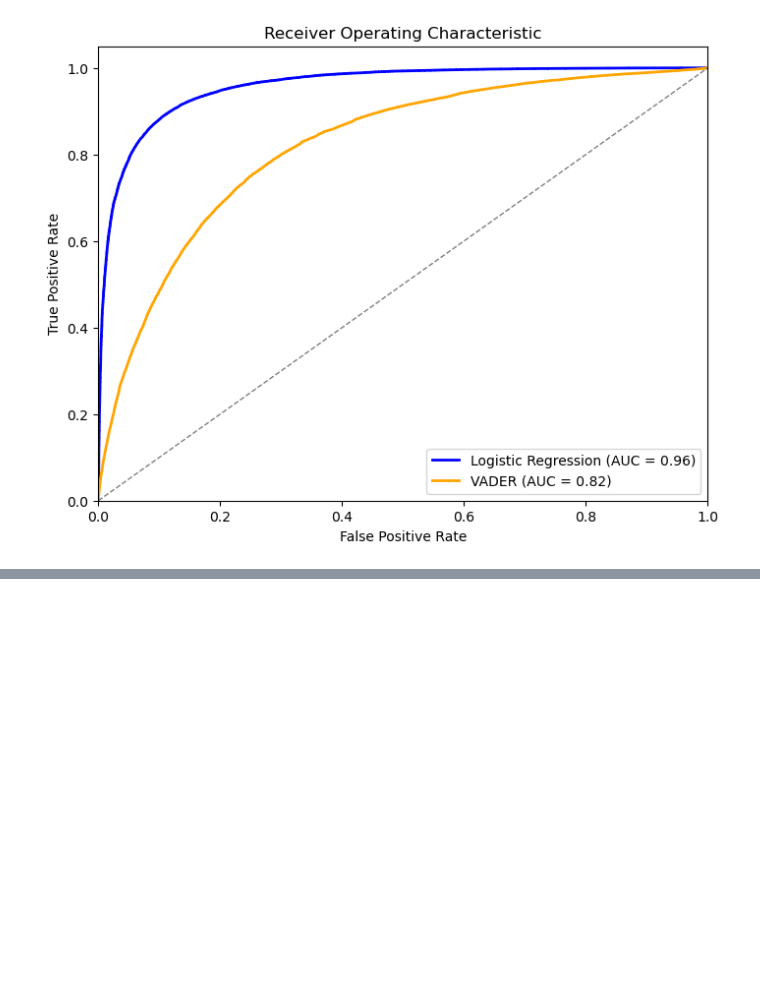
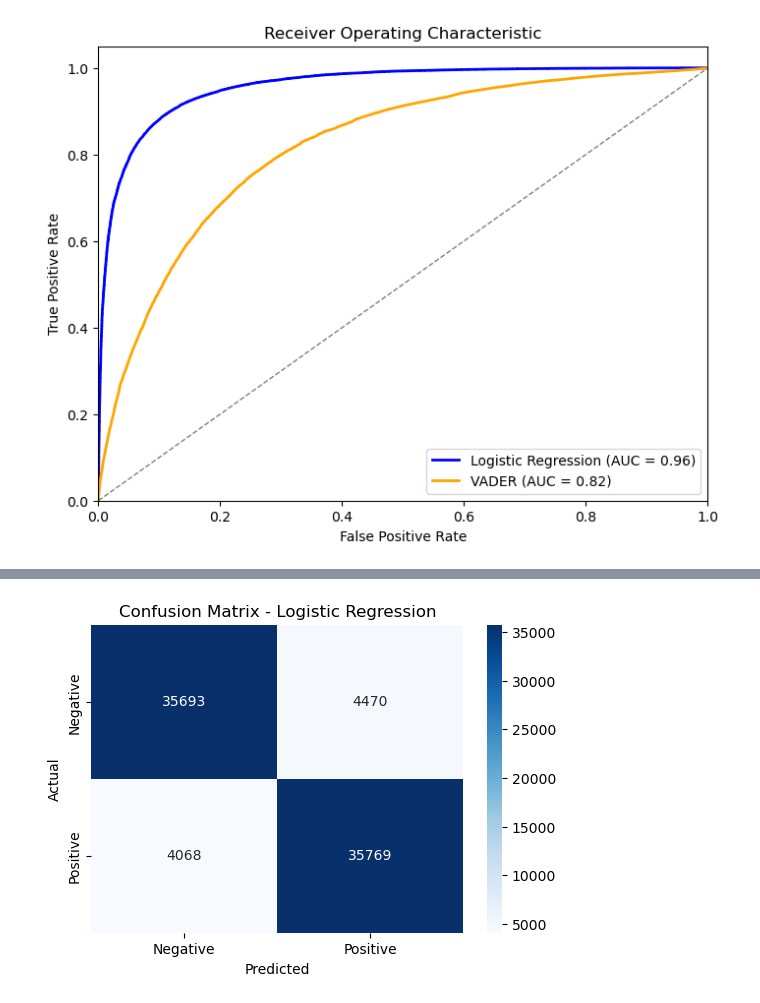
Before and after one commit to dspf1992/SentimentAnalysis, a Jupyter notebook: SentimentAnalysis_Final_Project.ipynb, the cells around one changed output, grey strips where cells are left out. Saved outputs shown, nothing was run; the diff lists cells and outputs as text; code cells hidden in the pictures; blank space fills up the shorter version.

```diff
--- a/SentimentAnalysis_Final_Project.ipynb
+++ b/SentimentAnalysis_Final_Project.ipynb
@@ -708,0 +769,18 @@ Name: proportion, dtype: float64
+# %%
+from sklearn.model_selection import GridSearchCV
+from sklearn.linear_model import LogisticRegression
+
+# Define the model
+logreg = LogisticRegression(max_iter=1000, solver='liblinear', class_weight='balanced')
+
+# Define parameter grid to search
+param_grid = {
+    'C': [0.01, 0.1, 1, 10],               # Regularization strength
+    'penalty': ['l1', 'l2']                # Type of regularization
+}
+# %%
+grid_search = GridSearchCV(logreg, param_grid, cv=5, scoring='f1', verbose=1, n_jobs=-1)
+grid_search.fit(X_train_tfidf, y_train)  # Or X_train_tfidf
+
+print("Best Parameters:", grid_search.best_params_)
+print("Best CV F1 Score:", grid_search.best_score_)
@@ -708,0 +791,14 @@ Name: proportion, dtype: float64
+# %%
+best_model = grid_search.best_estimator_
+
+y_pred = best_model.predict(X_test_tfidf)  # Or X_test_tfidf
+y_proba = best_model.predict_proba(X_test_tfidf)[:, 1]
+
+from sklearn.metrics import classification_report, accuracy_score, f1_score, roc_auc_score
+
+print("🔍 Classification Report:")
+print(classification_report(y_test, y_pred, target_names=["Negative", "Positive"]))
+
+print(f"✅ Accuracy: {accuracy_score(y_test, y_pred):.4f}")
+print(f"✅ F1 Score: {f1_score(y_test, y_pred):.4f}")
+print(f"✅ ROC AUC: {roc_auc_score(y_test, y_proba):.4f}")
@@ -708,0 +819,15 @@ Name: proportion, dtype: float64
+# %%
+from sklearn.metrics import confusion_matrix
+import seaborn as sns
+import matplotlib.pyplot as plt
+
+cm = confusion_matrix(y_test, y_pred)
+
+plt.figure(figsize=(6, 4))
+sns.heatmap(cm, annot=True, fmt="d", cmap="Blues", xticklabels=["Negative", "Positive"], yticklabels=["Negative", "Positive"])
+plt.xlabel("Predicted")
+plt.ylabel("Actual")
+plt.title("Confusion Matrix - Logistic Regression")
+plt.show()
+# %% [output]
+[figure, added]
```
Also changed, not shown: parts of 22 cells of this notebook.
